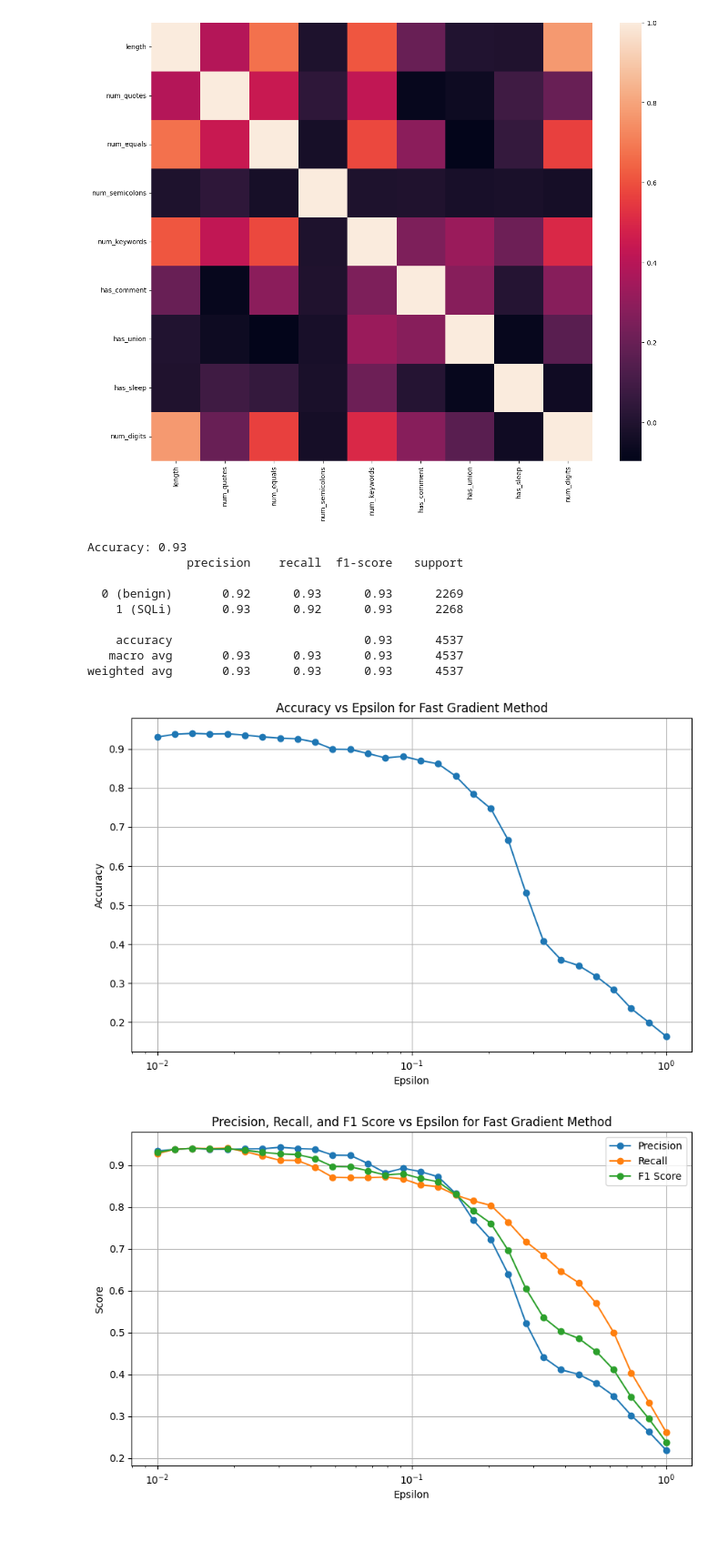
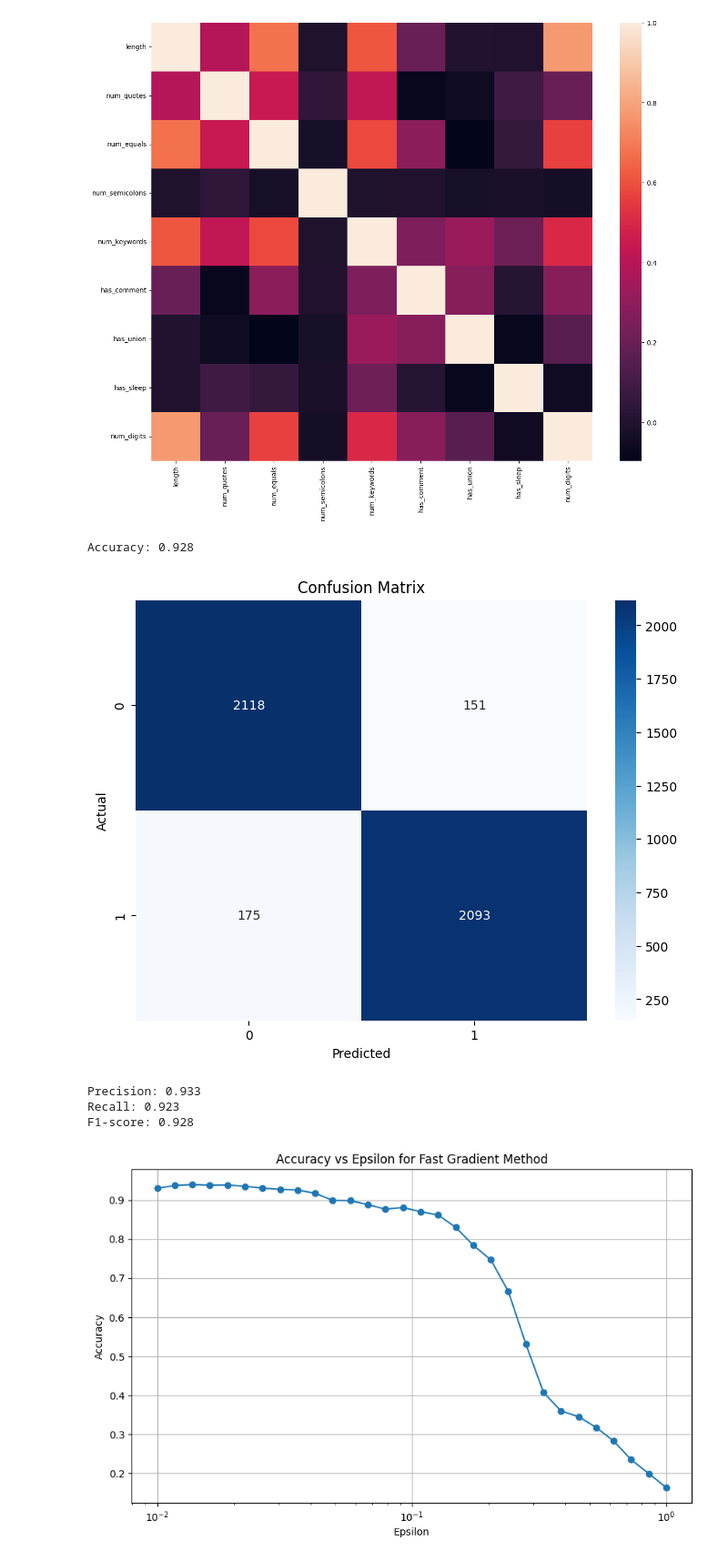
Before and after one commit to NathENSAE/Asma, a Jupyter notebook: sqli.ipynb, the cells around one changed output. Shown at 91% size. Cells and saved outputs as stored; diff of their text form; code cells hidden in the pictures; blank space fills up the shorter version.

```diff
--- a/sqli.ipynb
+++ b/sqli.ipynb
@@ -226,10 +247,26 @@ model.fit(X_train, y_train)
 # Évaluer le modèle
 y_pred = model.predict(X_test)
 accuracy = accuracy_score(y_test, y_pred)
-print(f"Accuracy: {accuracy:.2f}")
+print(f"Accuracy: {accuracy:.3f}")
 
-# Accuracy, precision, recall, F1-score
-print(classification_report(y_test, y_pred, target_names=['0 (benign)', '1 (SQLi)']))
+# Afficher la matrice de confusion
+cm = confusion_matrix(y_test, y_pred)
+plt.figure(figsize=(8, 6))
+sns.heatmap(cm, annot=True, fmt='d', cmap='Blues', xticklabels=['0', '1'], yticklabels=['0', '1'])
+plt.xlabel('Predicted')
+plt.ylabel('Actual')
+plt.title('Confusion Matrix')
+plt.show()
+
+# Calculate precision and recall
+precision = cm[1, 1] / (cm[1, 1] + cm[0, 1]) if (cm[1, 1] + cm[0, 1]) > 0 else 0
+recall = cm[1, 1] / (cm[1, 1] + cm[1, 0]) if (cm[1, 1] + cm[1, 0]) > 0 else 0
+print(f"Precision: {precision:.3f}")
+print(f"Recall: {recall:.3f}")
+
+# Calculate f1-score
+f1_score = 2 * (precision * recall) / (precision + recall) if (precision + recall) > 0 else 0
+print(f"F1-score: {f1_score:.3f}")
 
 accuracies = []
 precisions = []
@@ -253,41 +290,36 @@ for epsilon in epsilons:
     # Calculer la précision, le rappel et le F1-score
     precision = np.sum((y_test.astype(int) == 1) & (y_pred_adv_classes == 1)) / np.sum(y_pred_adv_classes == 1)
     recall = np.sum((y_test.astype(int) == 1) & (y_pred_adv_classes == 1)) / np.sum(y_test.astype(int) == 1)
     f1_score = 2 * (precision * recall) / (precision + recall) if (precision + recall) > 0 else 0
     precisions.append(precision)
     recalls.append(recall)
     f1_scores.append(f1_score)
 
 # Afficher les résultats
 plt.figure(figsize=(10, 6))
 plt.plot(epsilons, accuracies, marker='o')
 plt.title('Accuracy vs Epsilon for Fast Gradient Method')
 plt.xlabel('Epsilon')
 plt.ylabel('Accuracy')
 plt.xscale('log')
 plt.grid(True)
 plt.show()
 
 plt.figure(figsize=(10, 6))
 plt.plot(epsilons, precisions, marker='o', label='Precision')
 plt.plot(epsilons, recalls, marker='o', label='Recall')
 plt.plot(epsilons, f1_scores, marker='o', label='F1 Score')
 plt.title('Precision, Recall, and F1 Score vs Epsilon for Fast Gradient Method')
 plt.xlabel('Epsilon')
 plt.ylabel('Score')
 plt.xscale('log')
 plt.legend()
 plt.grid(True)
 plt.show()
 # %% [output]
-Accuracy: 0.93
-              precision    recall  f1-score   support
-
-  0 (benign)       0.92      0.93      0.93      2269
-    1 (SQLi)       0.93      0.92      0.93      2268
-
-    accuracy                           0.93      4537
-   macro avg       0.93      0.93      0.93      4537
-weighted avg       0.93      0.93      0.93      4537
+Accuracy: 0.928
-[figure, old version]
+[figure, new version]
+Precision: 0.933
+Recall: 0.923
+F1-score: 0.928
-[figure, old version]
+[figure, new version]
```
Also changed, not shown: parts of 10 cells of this notebook.
